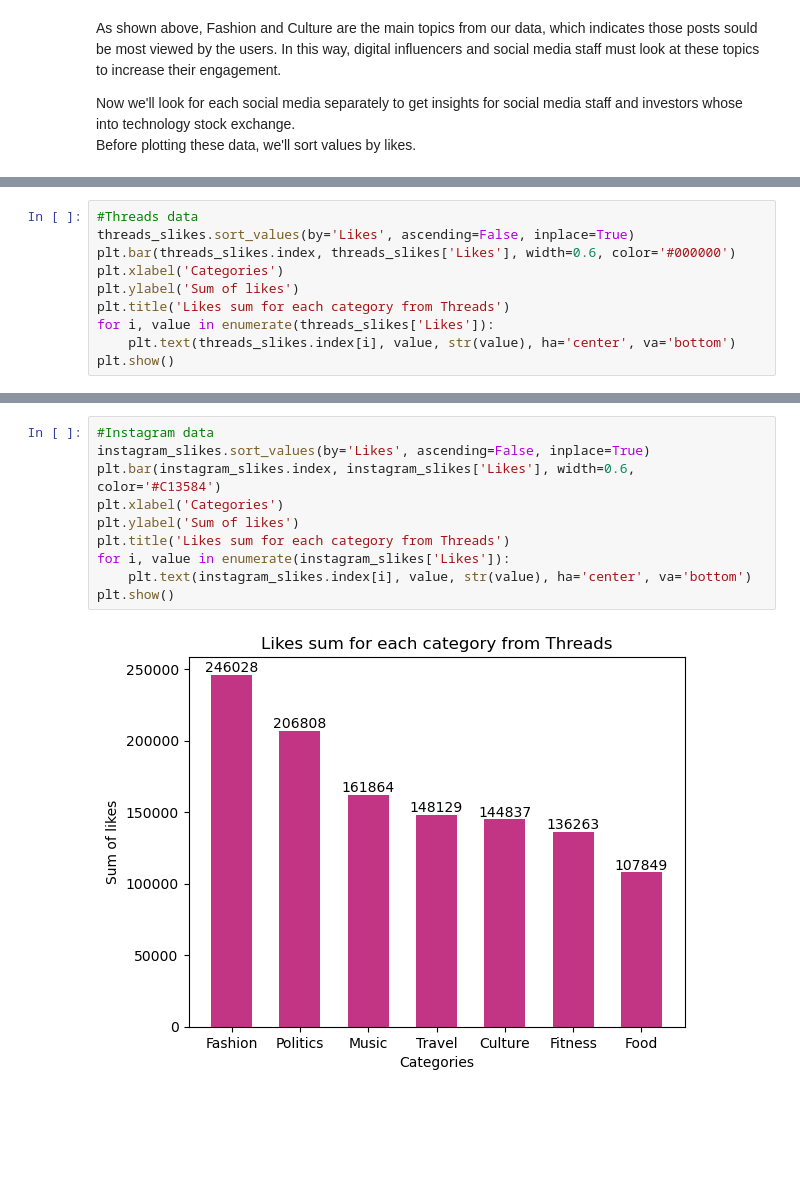
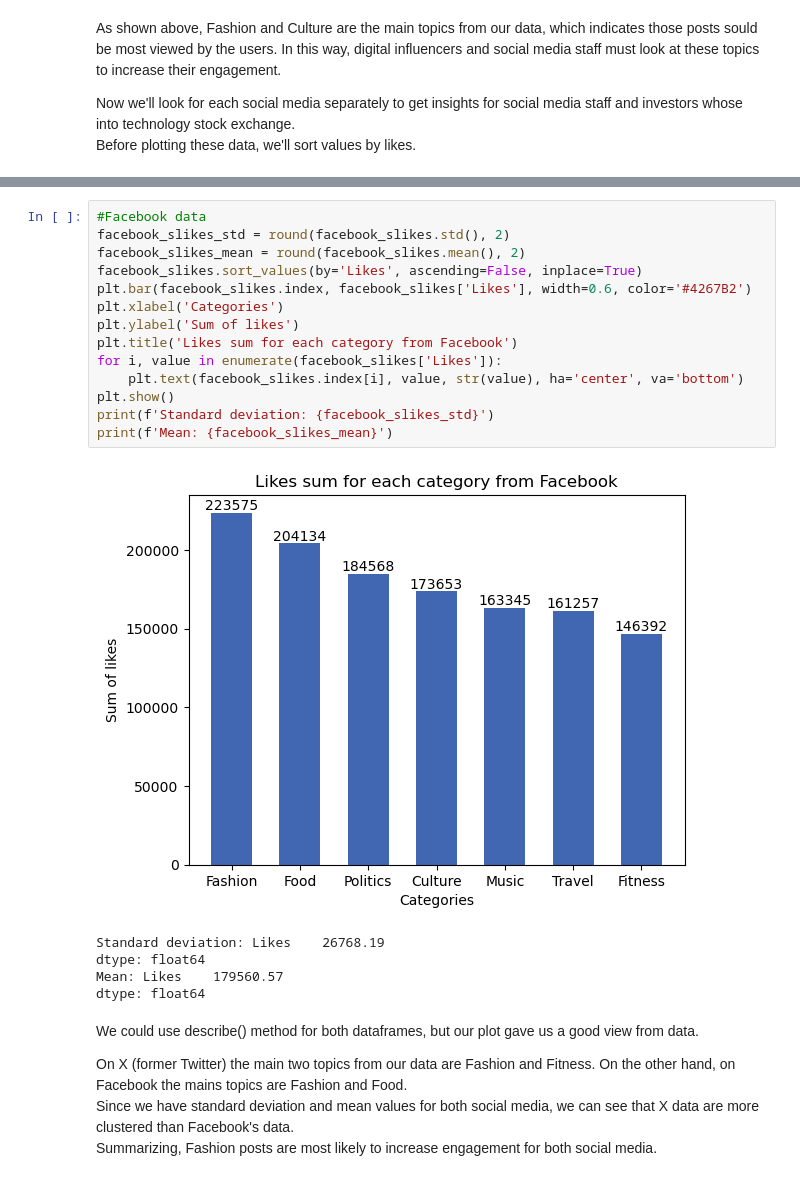
Before and after one commit to Lanaax/first-data-analysis, a Jupyter notebook: Clean and analyze social media usage data with Python - Lana.ipynb, the cells around one changed output, grey strips where cells are left out. Drawn from its saved outputs; the diff is of its cells as text; blank space fills up the shorter version.

```diff
--- a/Clean and analyze social media usage data with Python - Lana.ipynb
+++ b/Clean and analyze social media usage data with Python - Lana.ipynb
@@ -158,10 +165,0 @@ plt.show()
-# %%
-#Threads data
-threads_slikes.sort_values(by='Likes', ascending=False, inplace=True)
-plt.bar(threads_slikes.index, threads_slikes['Likes'], width=0.6, color='#000000')
-plt.xlabel('Categories')
-plt.ylabel('Sum of likes')
-plt.title('Likes sum for each category from Threads')
-for i, value in enumerate(threads_slikes['Likes']):
-    plt.text(threads_slikes.index[i], value, str(value), ha='center', va='bottom')
-plt.show()
@@ -170,12 +166,26 @@ plt.show()
-# %%
-#Instagram data
-instagram_slikes.sort_values(by='Likes', ascending=False, inplace=True)
-plt.bar(instagram_slikes.index, instagram_slikes['Likes'], width=0.6, color='#C13584')
-plt.xlabel('Categories')
-plt.ylabel('Sum of likes')
-plt.title('Likes sum for each category from Threads')
-for i, value in enumerate(instagram_slikes['Likes']):
-    plt.text(instagram_slikes.index[i], value, str(value), ha='center', va='bottom')
-plt.show()
-# %% [output]
-[figure, removed]
+# %%
+#Facebook data
+facebook_slikes_std = round(facebook_slikes.std(), 2)
+facebook_slikes_mean = round(facebook_slikes.mean(), 2)
+facebook_slikes.sort_values(by='Likes', ascending=False, inplace=True)
+plt.bar(facebook_slikes.index, facebook_slikes['Likes'], width=0.6, color='#4267B2')
+plt.xlabel('Categories')
+plt.ylabel('Sum of likes')
+plt.title('Likes sum for each category from Facebook')
+for i, value in enumerate(facebook_slikes['Likes']):
+    plt.text(facebook_slikes.index[i], value, str(value), ha='center', va='bottom')
+plt.show()
+print(f'Standard deviation: {facebook_slikes_std}')
+print(f'Mean: {facebook_slikes_mean}')
+# %% [output]
+[figure, added]
+Standard deviation: Likes    26768.19
+dtype: float64
+Mean: Likes    179560.57
+dtype: float64
+# %% [markdown]
+We could use describe() method for both dataframes, but our plot gave us a good view from data. <br>
+
+On X (former Twitter) the main two topics from our data are Fashion and Fitness. On the other hand, on Facebook the mains topics are Fashion and Food. <br>
+Since we have standard deviation and mean values for both social media, we can see that X data are more clustered than Facebook's data. <br>
+Summarizing, Fashion posts are most likely to increase engagement for both social media.
```
Also changed, not shown: parts of 12 cells of this notebook.
